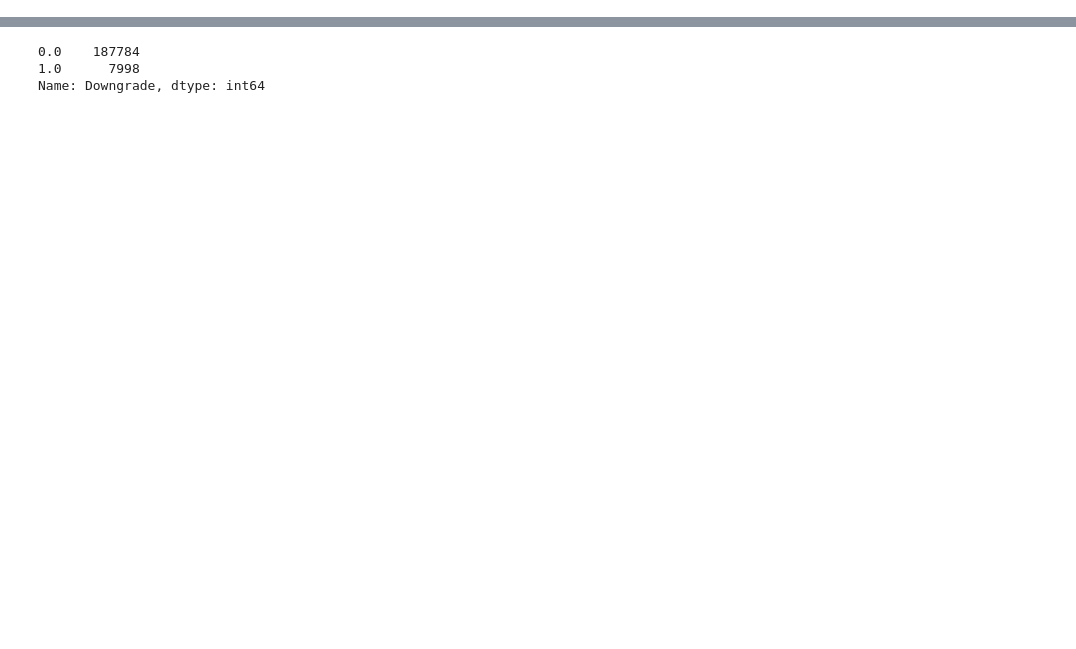
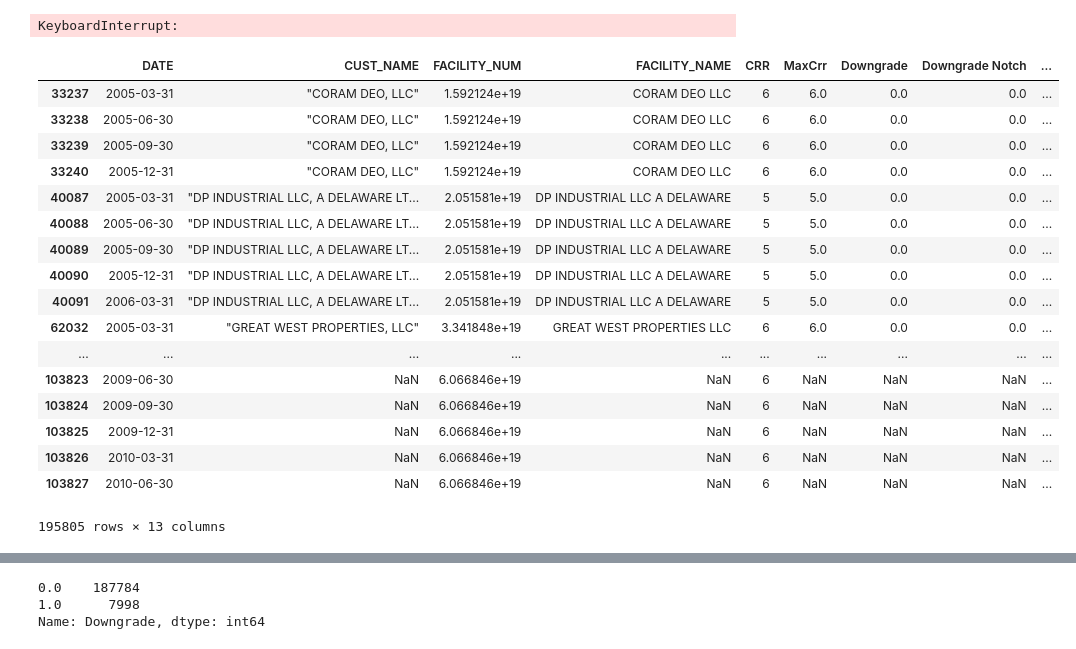
Before and after one commit to ShilinZhuu/hello-world, a Jupyter notebook: Organize Dataset.ipynb, the cells around one changed output, grey strips where cells are left out. Saved outputs shown, nothing was run; the diff lists cells and outputs as text; code cells hidden in the pictures; blank space fills up the shorter version.

```diff
--- a/Organize Dataset.ipynb
+++ b/Organize Dataset.ipynb
@@ -12,0 +83,2 @@ df=pd.read_excel("CRE_08102018smallchangeDowngradecalculation.xlsx")
+# %%
+Gtest2.columns.values[2] = 'MaxCrr'
@@ -12,0 +106,2 @@ df=pd.read_excel("CRE_08102018smallchangeDowngradecalculation.xlsx")
+# %%
+dfwMaxRateCustomerLevel=pd.merge(df,Gtest2,how='left',left_on=['DATE','CUST_NAME'],right_on=['DATE','CUST_NAME'])
@@ -12,0 +128,9 @@ df=pd.read_excel("CRE_08102018smallchangeDowngradecalculation.xlsx")
+# %%
+dd=dfwMaxRateCustomerLevel.sort_values(['CUST_NAME','DATE'],ascending=[True,True])
+# %%
+dd.to_excel('dd.xlsx',index=True)
+# %% [output]
+KeyboardInterrupt:
+# %%
+ddtest=dd.loc[:,['DATE','CUST_NAME','FACILITY_NUM','FACILITY_NAME','CRR','MaxCrr','Downgrade','Downgrade Notch','NET_COMMIT_AMT','OUT_BAL'
+,'RE_RISK_PROPERTY_TYPE','RE_STATE_NAME','RE_COUNTY_NAME']]
@@ -12,0 +139,21 @@ df=pd.read_excel("CRE_08102018smallchangeDowngradecalculation.xlsx")
+# %%
+ddtest
+# %% [output]
+|  | DATE | CUST_NAME | FACILITY_NUM | FACILITY_NAME | CRR | MaxCrr | Downgrade | Downgrade Notch | ... |
+| 33237 | 2005-03-31 | "CORAM DEO, LLC" | 1.592124e+19 | CORAM DEO LLC | 6 | 6.0 | 0.0 | 0.0 | ... |
+| 33238 | 2005-06-30 | "CORAM DEO, LLC" | 1.592124e+19 | CORAM DEO LLC | 6 | 6.0 | 0.0 | 0.0 | ... |
+| 33239 | 2005-09-30 | "CORAM DEO, LLC" | 1.592124e+19 | CORAM DEO LLC | 6 | 6.0 | 0.0 | 0.0 | ... |
+| 33240 | 2005-12-31 | "CORAM DEO, LLC" | 1.592124e+19 | CORAM DEO LLC | 6 | 6.0 | 0.0 | 0.0 | ... |
+| 40087 | 2005-03-31 | "DP INDUSTRIAL LLC, A DELAWARE LT... | 2.051581e+19 | DP INDUSTRIAL LLC A DELAWARE | 5 | 5.0 | 0.0 | 0.0 | ... |
+| 40088 | 2005-06-30 | "DP INDUSTRIAL LLC, A DELAWARE LT... | 2.051581e+19 | DP INDUSTRIAL LLC A DELAWARE | 5 | 5.0 | 0.0 | 0.0 | ... |
+| 40089 | 2005-09-30 | "DP INDUSTRIAL LLC, A DELAWARE LT... | 2.051581e+19 | DP INDUSTRIAL LLC A DELAWARE | 5 | 5.0 | 0.0 | 0.0 | ... |
+| 40090 | 2005-12-31 | "DP INDUSTRIAL LLC, A DELAWARE LT... | 2.051581e+19 | DP INDUSTRIAL LLC A DELAWARE | 5 | 5.0 | 0.0 | 0.0 | ... |
+| 40091 | 2006-03-31 | "DP INDUSTRIAL LLC, A DELAWARE LT... | 2.051581e+19 | DP INDUSTRIAL LLC A DELAWARE | 5 | 5.0 | 0.0 | 0.0 | ... |
+| 62032 | 2005-03-31 | "GREAT WEST PROPERTIES, LLC" | 3.341848e+19 | GREAT WEST PROPERTIES LLC | 6 | 6.0 | 0.0 | 0.0 | ... |
+| ... | ... | ... | ... | ... | ... | ... | ... | ... | ... |
+| 103823 | 2009-06-30 | NaN | 6.066846e+19 | NaN | 6 | NaN | NaN | NaN | ... |
+| 103824 | 2009-09-30 | NaN | 6.066846e+19 | NaN | 6 | NaN | NaN | NaN | ... |
+| 103825 | 2009-12-31 | NaN | 6.066846e+19 | NaN | 6 | NaN | NaN | NaN | ... |
+| 103826 | 2010-03-31 | NaN | 6.066846e+19 | NaN | 6 | NaN | NaN | NaN | ... |
+| 103827 | 2010-06-30 | NaN | 6.066846e+19 | NaN | 6 | NaN | NaN | NaN | ... |
+195805 rows × 13 columns
```
Also changed, not shown: parts of 70 cells of this notebook.
